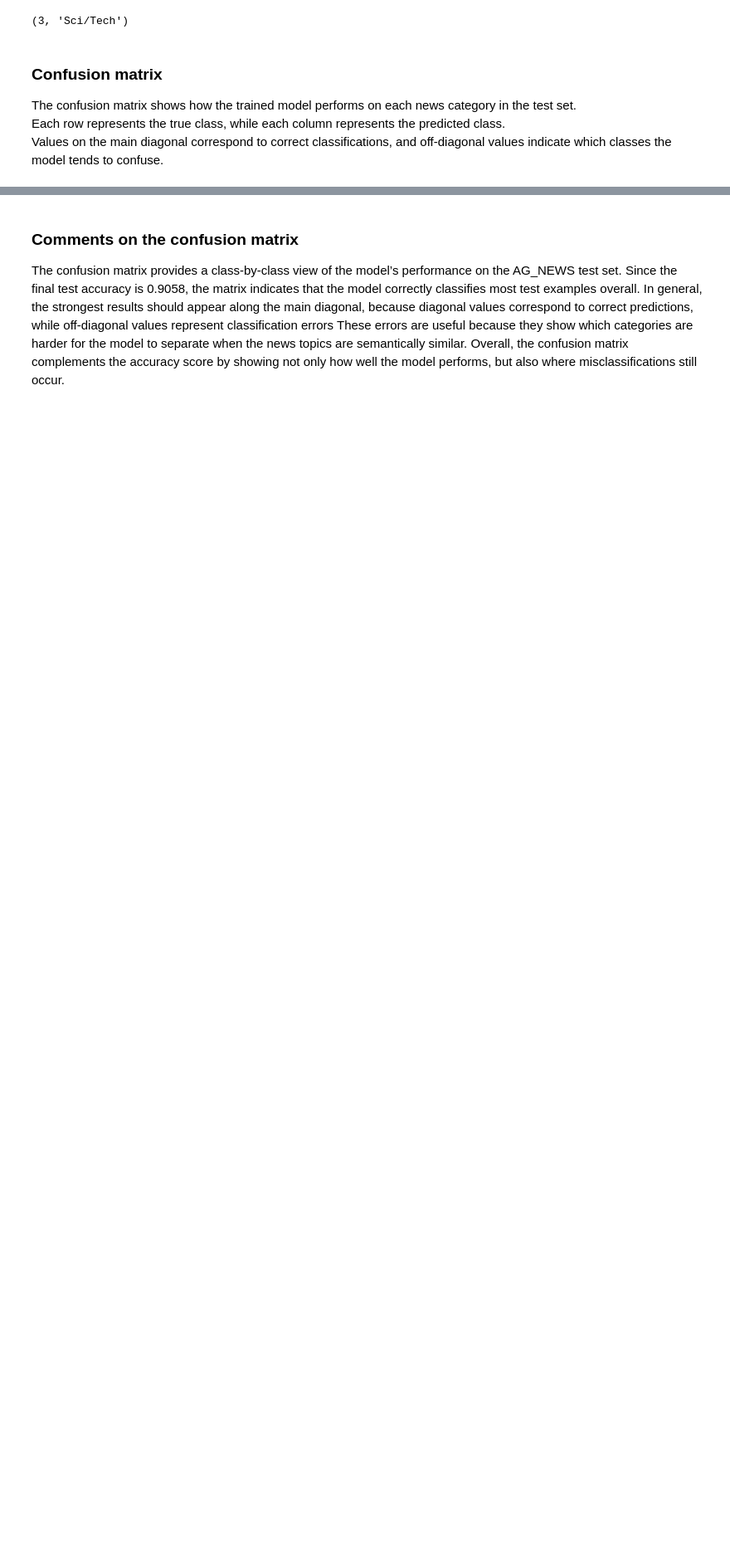
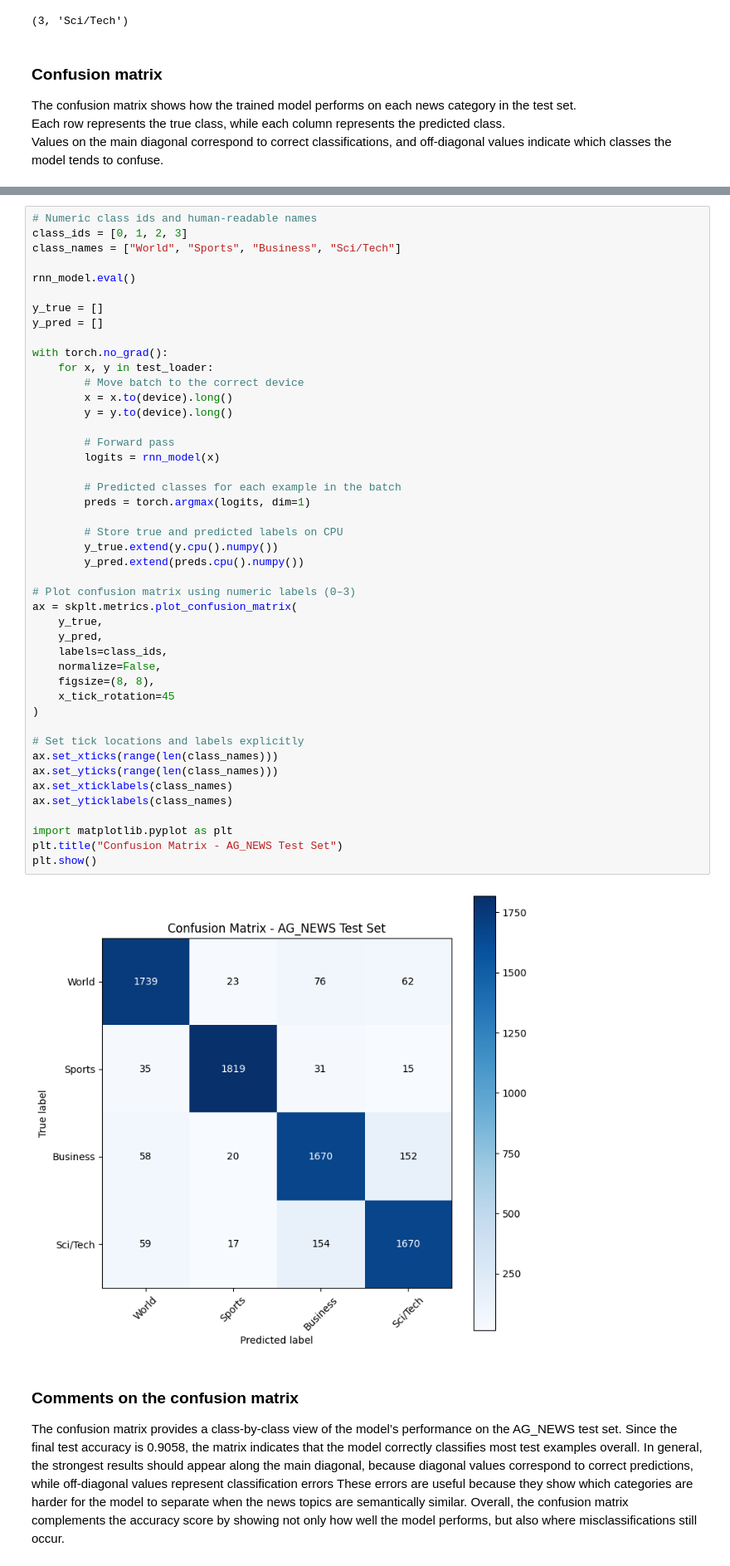
Before and after one commit to LudwigVI/TC_5033_course_HW, a Jupyter notebook: A3b_DL_TC5033_JM2026_text_classifier_updated_2.ipynb, the cells around one changed output, grey strips where cells are left out. Shown at 83% size. Cells and saved outputs as stored; diff of their text form; blank space fills up the shorter version.

```diff
--- a/A3b_DL_TC5033_JM2026_text_classifier_updated_2.ipynb
+++ b/A3b_DL_TC5033_JM2026_text_classifier_updated_2.ipynb
@@ -555,3 +514,50 @@ plt.show()
+# %%
+# Numeric class ids and human-readable names
+class_ids = [0, 1, 2, 3]
+class_names = ["World", "Sports", "Business", "Sci/Tech"]
+
+rnn_model.eval()
+
+y_true = []
+y_pred = []
+
+with torch.no_grad():
+    for x, y in test_loader:
+        # Move batch to the correct device
+        x = x.to(device).long()
+        y = y.to(device).long()
+
+        # Forward pass
+        logits = rnn_model(x)
+
+        # Predicted classes for each example in the batch
+        preds = torch.argmax(logits, dim=1)
+
+        # Store true and predicted labels on CPU
+        y_true.extend(y.cpu().numpy())
+        y_pred.extend(preds.cpu().numpy())
+
+# Plot confusion matrix using numeric labels (0–3)
+ax = skplt.metrics.plot_confusion_matrix(
+    y_true,
+    y_pred,
+    labels=class_ids,
+    normalize=False,
+    figsize=(8, 8),
+    x_tick_rotation=45
+)
+
+# Set tick locations and labels explicitly
+ax.set_xticks(range(len(class_names)))
+ax.set_yticks(range(len(class_names)))
+ax.set_xticklabels(class_names)
+ax.set_yticklabels(class_names)
+
+import matplotlib.pyplot as plt
+plt.title("Confusion Matrix - AG_NEWS Test Set")
+plt.show()
+# %% [output]
+[figure, added]
 # %% [markdown]
 ### Comments on the confusion matrix
 
```
Also changed, not shown: parts of 5 cells of this notebook.
